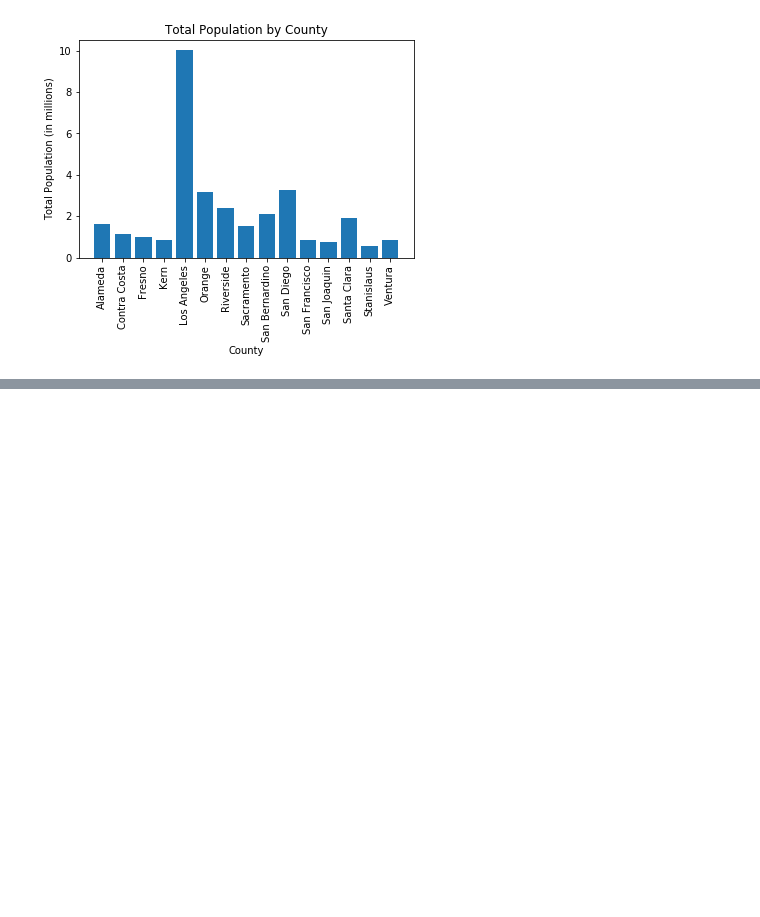
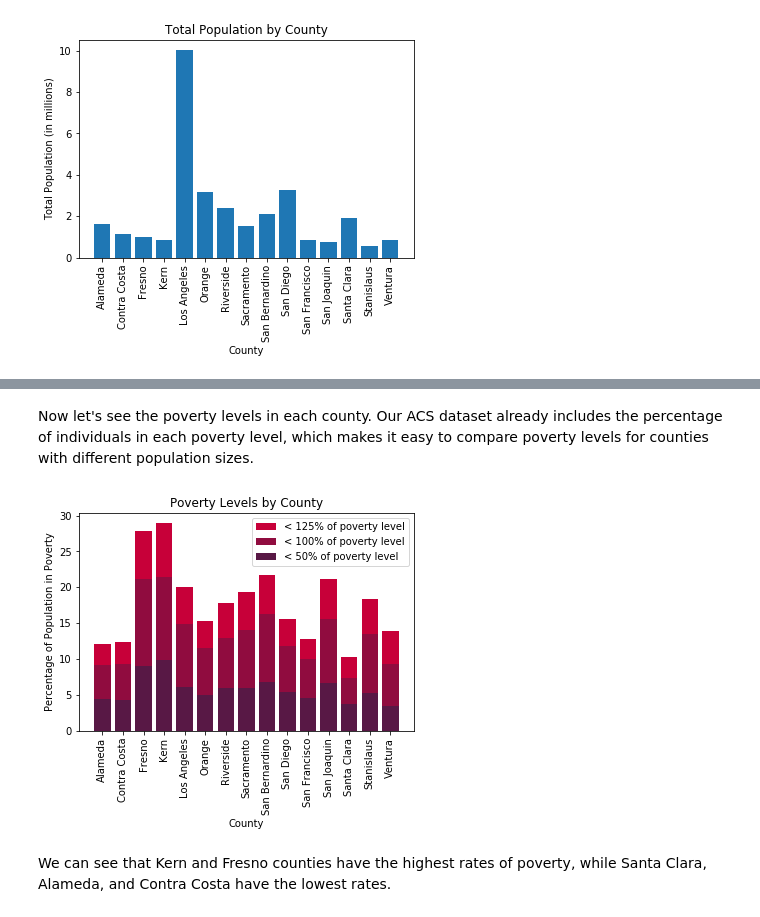
Before and after one commit to NWhite-7/Practice, a Jupyter notebook: ACS_CA_2017_analysis.ipynb, the cells around one changed output, grey strips where cells are left out. Saved outputs shown, nothing was run; the diff lists cells and outputs as text; code cells hidden in the pictures; blank space fills up the shorter version.

```diff
--- a/ACS_CA_2017_analysis.ipynb
+++ b/ACS_CA_2017_analysis.ipynb
@@ -181,0 +188,24 @@ plt.show()
+# %% [markdown]
+Now let's see the poverty levels in each county. Our ACS dataset already includes the percentage of individuals in each poverty level, which makes it easy to compare poverty levels for counties with different population sizes.
+# %%
+ax = plt.subplot()
+
+plt.bar(county_x_values, data_county.county_125_poverty, color = '#C70039')
+plt.bar(county_x_values, data_county.county_100_poverty, color = '#900C3F')
+plt.bar(county_x_values, data_county.county_50_poverty, color = '#581845')
+
+plt.legend(['< 125% of poverty level','< 100% of poverty level','< 50% of poverty level'])
+
+plt.xlabel('County')
+plt.ylabel('Percentage of Population in Poverty')
+plt.title('Poverty Levels by County')
+
+ax.set_xticks(county_x_values)
+ax.set_xticklabels(data_county.county, rotation = 90)
+
+
+plt.show()
+# %% [output]
+[figure, added]
+# %% [markdown]
+We can see that Kern and Fresno counties have the highest rates of poverty, while Santa Clara, Alameda, and Contra Costa have the lowest rates.
```
Also changed, not shown: parts of 2 cells of this notebook.
